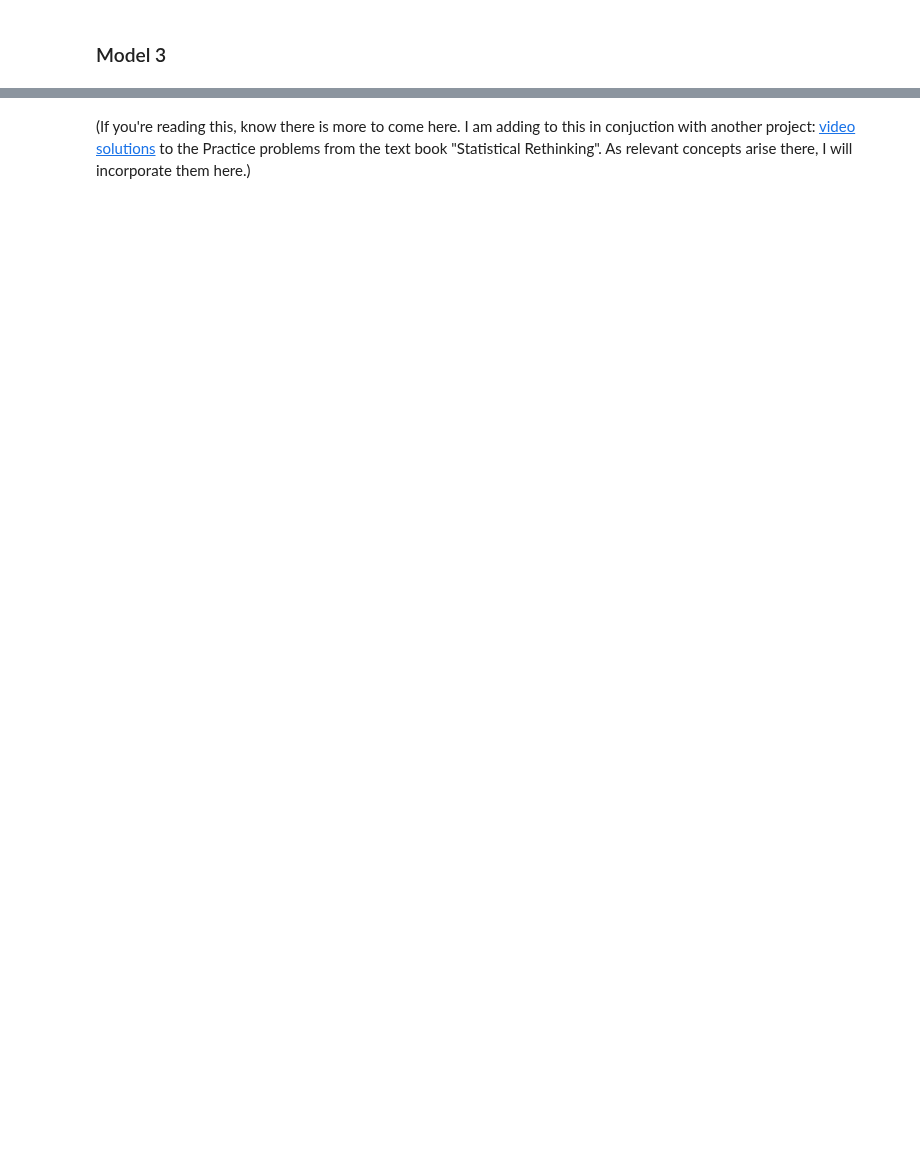
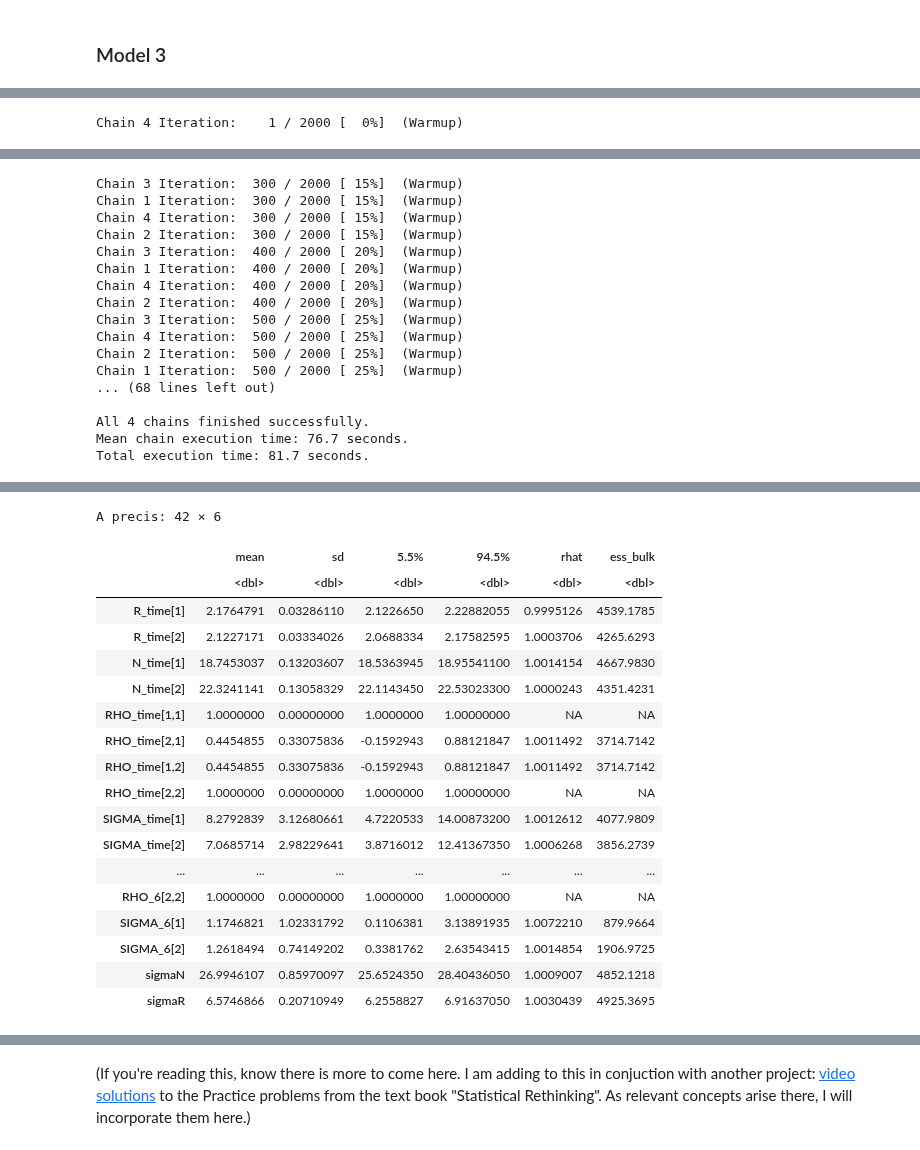
Before and after one commit to nicklausmillican/StatisticalRethinkingIISolutions, a Jupyter notebook: ModelingSleep.ipynb, the cells around one changed output, grey strips where cells are left out. Saved outputs shown, nothing was run; the diff lists cells and outputs as text; code cells hidden in the pictures; blank space fills up the shorter version.

```diff
--- a/ModelingSleep.ipynb
+++ b/ModelingSleep.ipynb
@@ -651,0 +1104,43 @@ Another way we can handle this is to model NREMS as a positive-continuous variab
+# %%
+S_model_5 <- ulam(
+  alist(
+    NREMS ~ dnorm(muN, sigmaN),
+      muN <- N_time[treatment]*time +
+            N24[treatment]*sine24 +
+            N12[treatment]*sine12 +
+            N6[treatment]*sine6,
+    REMS ~ dnorm(muR, sigmaR),
+      muR <- R_time[treatment]*time +
+             R24[treatment]*sine24 +
+             R12[treatment]*sine12 +
+             R6[treatment]*sine6,
+
+        c(N_time, R_time)[treatment] ~ multi_normal(c(30,10), RHO_time, SIGMA_time),
+          RHO_time ~ lkj_corr(2),
+          SIGMA_time ~ dexp(0.25),
+        c(N24, R24)[treatment] ~ multi_normal(c(0,0), RHO_24, SIGMA_24),
+          RHO_24 ~ lkj_corr(2),
+          SIGMA_24 ~ dexp(1),
+        c(N12, R12)[treatment] ~ multi_normal(c(0,0), RHO_12, SIGMA_12),
+          RHO_12 ~ lkj_corr(2),
+          SIGMA_12 ~ dexp(1),
+        c(N6, R6)[treatment] ~ multi_normal(c(0,0), RHO_6, SIGMA_6),
+          RHO_6 ~ lkj_corr(2),
+          SIGMA_6 ~ dexp(1),
+      sigmaN ~ dexp(1),
+      sigmaR ~ dexp(1)
+  ), data=list(NREMS=Sleep_All$NREMS,
+               REMS=Sleep_All$REMS,
+               treatment=as.integer(Sleep_All$treatment)+1,
+               time=Sleep_All$Block,
+               TotalPreviousSleep=Sleep_All$TotalPreviousSleep,
+               sine24=sine24, sine12=sine12, sine6=sine6, sine3=sine3, sine1_5=sine1_5, sine0_5=sine0_75),
+     constraints=list(b_time="lower=0"),
+     chains=4,
+     cores=4,
+     iter=2000,
+     log_lik=TRUE
+)
+
+precis(S_model_5, depth=3)
+# %% [output]
@@ -651,0 +1203 @@ Another way we can handle this is to model NREMS as a positive-continuous variab
+Chain 4 Iteration:    1 / 2000 [  0%]  (Warmup)
@@ -651,0 +1238,17 @@ Another way we can handle this is to model NREMS as a positive-continuous variab
+Chain 3 Iteration:  300 / 2000 [ 15%]  (Warmup)
+Chain 1 Iteration:  300 / 2000 [ 15%]  (Warmup)
+Chain 4 Iteration:  300 / 2000 [ 15%]  (Warmup)
+Chain 2 Iteration:  300 / 2000 [ 15%]  (Warmup)
+Chain 3 Iteration:  400 / 2000 [ 20%]  (Warmup)
+Chain 1 Iteration:  400 / 2000 [ 20%]  (Warmup)
+Chain 4 Iteration:  400 / 2000 [ 20%]  (Warmup)
+Chain 2 Iteration:  400 / 2000 [ 20%]  (Warmup)
+Chain 3 Iteration:  500 / 2000 [ 25%]  (Warmup)
+Chain 4 Iteration:  500 / 2000 [ 25%]  (Warmup)
+Chain 2 Iteration:  500 / 2000 [ 25%]  (Warmup)
+Chain 1 Iteration:  500 / 2000 [ 25%]  (Warmup)
+... (68 lines left out)
+
+All 4 chains finished successfully.
+Mean chain execution time: 76.7 seconds.
+Total execution time: 81.7 seconds.
@@ -651,0 +1257,19 @@ Another way we can handle this is to model NREMS as a positive-continuous variab
+A precis: 42 × 6
+|  | mean | sd | 5.5% | 94.5% | rhat | ess_bulk |
+|  | <dbl> | <dbl> | <dbl> | <dbl> | <dbl> | <dbl> |
+| R_time[1] | 2.1764791 | 0.03286110 | 2.1226650 | 2.22882055 | 0.9995126 | 4539.1785 |
+| R_time[2] | 2.1227171 | 0.03334026 | 2.0688334 | 2.17582595 | 1.0003706 | 4265.6293 |
+| N_time[1] | 18.7453037 | 0.13203607 | 18.5363945 | 18.95541100 | 1.0014154 | 4667.9830 |
+| N_time[2] | 22.3241141 | 0.13058329 | 22.1143450 | 22.53023300 | 1.0000243 | 4351.4231 |
+| RHO_time[1,1] | 1.0000000 | 0.00000000 | 1.0000000 | 1.00000000 | NA | NA |
+| RHO_time[2,1] | 0.4454855 | 0.33075836 | -0.1592943 | 0.88121847 | 1.0011492 | 3714.7142 |
+| RHO_time[1,2] | 0.4454855 | 0.33075836 | -0.1592943 | 0.88121847 | 1.0011492 | 3714.7142 |
+| RHO_time[2,2] | 1.0000000 | 0.00000000 | 1.0000000 | 1.00000000 | NA | NA |
+| SIGMA_time[1] | 8.2792839 | 3.12680661 | 4.7220533 | 14.00873200 | 1.0012612 | 4077.9809 |
+| SIGMA_time[2] | 7.0685714 | 2.98229641 | 3.8716012 | 12.41367350 | 1.0006268 | 3856.2739 |
+| ... | ... | ... | ... | ... | ... | ... |
+| RHO_6[2,2] | 1.0000000 | 0.00000000 | 1.0000000 | 1.00000000 | NA | NA |
+| SIGMA_6[1] | 1.1746821 | 1.02331792 | 0.1106381 | 3.13891935 | 1.0072210 | 879.9664 |
+| SIGMA_6[2] | 1.2618494 | 0.74149202 | 0.3381762 | 2.63543415 | 1.0014854 | 1906.9725 |
+| sigmaN | 26.9946107 | 0.85970097 | 25.6524350 | 28.40436050 | 1.0009007 | 4852.1218 |
+| sigmaR | 6.5746866 | 0.20710949 | 6.2558827 | 6.91637050 | 1.0030439 | 4925.3695 |
```
Also changed, not shown: parts of 39 cells of this notebook.
